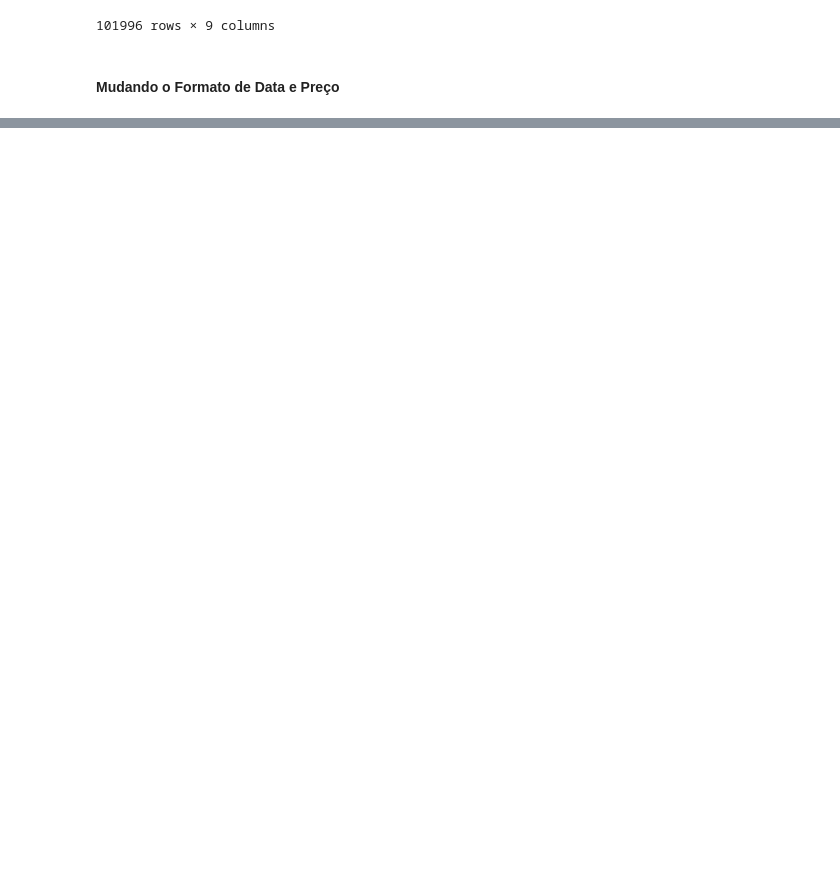
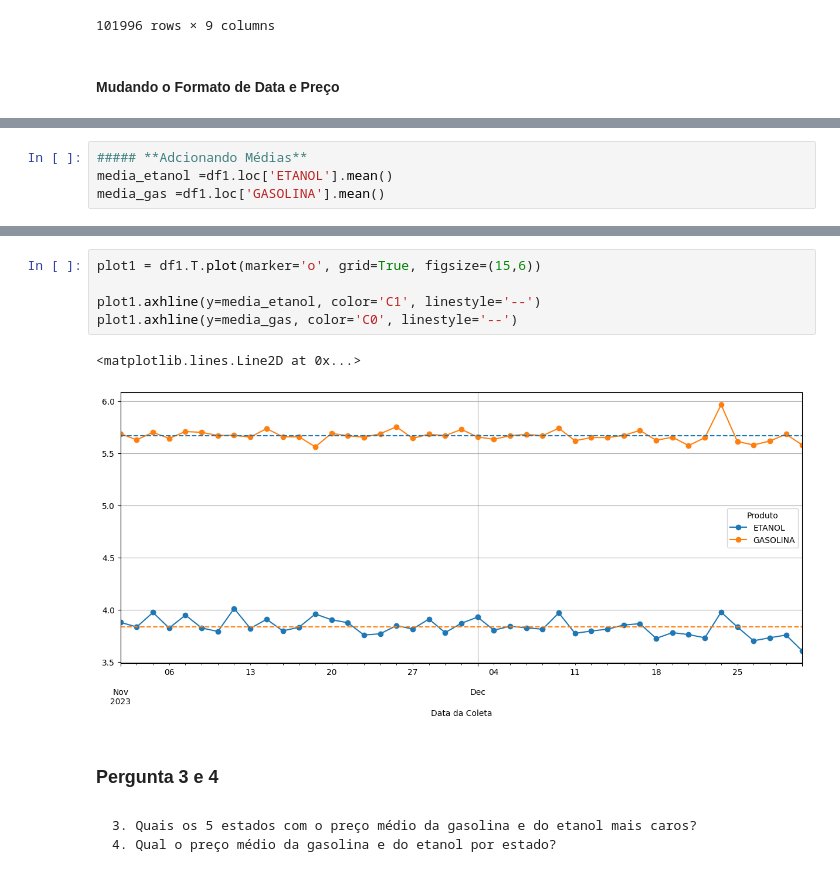
Before and after one commit to arthurlorran1/Projeto-4, a Jupyter notebook: notebook.ipynb, the cells around one changed output, grey strips where cells are left out. Saved outputs shown, nothing was run; the diff lists cells and outputs as text; blank space fills up the shorter version.

```diff
--- a/notebook.ipynb
+++ b/notebook.ipynb
@@ -200,0 +212,4 @@ etanol_nov_S = etanol_nov[etanol_nov['Regiao - Sigla'] == 'S']
+# %%
+##### **Adcionando Médias**
+media_etanol =df1.loc['ETANOL'].mean()
+media_gas =df1.loc['GASOLINA'].mean()
@@ -200,0 +221,13 @@ etanol_nov_S = etanol_nov[etanol_nov['Regiao - Sigla'] == 'S']
+# %%
+plot1 = df1.T.plot(marker='o', grid=True, figsize=(15,6))
+
+plot1.axhline(y=media_etanol, color='C1', linestyle='--')
+plot1.axhline(y=media_gas, color='C0', linestyle='--')
+# %% [output]
+<matplotlib.lines.Line2D at 0x...>
+[figure, added]
+# %% [markdown]
+### Pergunta 3 e 4
+# %% [markdown]
+    3. Quais os 5 estados com o preço médio da gasolina e do etanol mais caros?
+    4. Qual o preço médio da gasolina e do etanol por estado?
```
Also changed, not shown: parts of 28 cells of this notebook, 2 other files.
